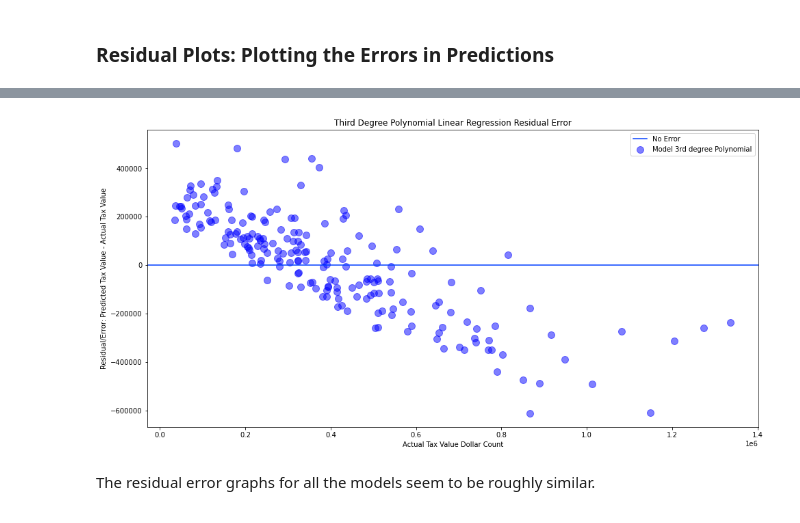
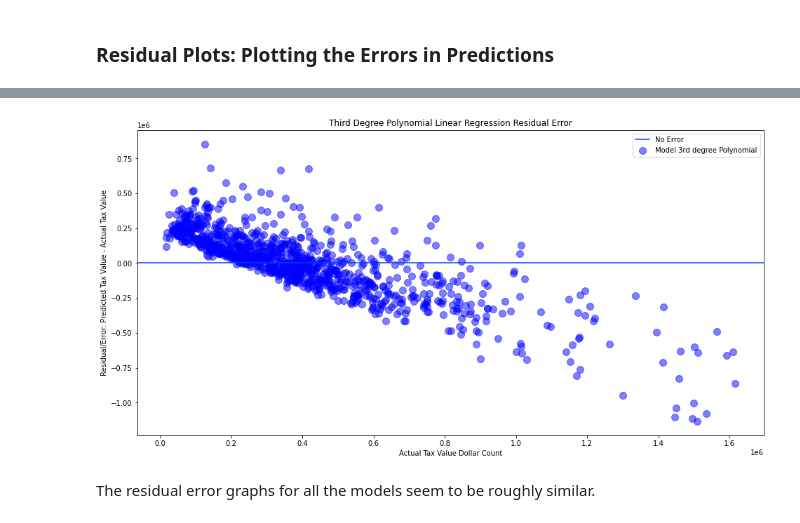
Before and after one commit to malachi-hale/Zillow-Project, a Jupyter notebook: Final_Project.ipynb, the cells around one changed output, grey strips where cells are left out. Saved outputs shown, nothing was run; the diff lists cells and outputs as text; code cells hidden in the pictures.

```diff
--- a/Final_Project.ipynb
+++ b/Final_Project.ipynb
@@ -1210,16 +1210,16 @@ plt.show()
 # %%
 # y_validate.head()
 plt.figure(figsize=(16,8))
 plt.axhline(label="No Error")
-plt.scatter(y_validate.taxvaluedollarcnt[0:200], y_validate.taxvaluedollarcnt_pred_lm3[0:200]-y_validate.taxvaluedollarcnt[0:200],
+plt.scatter(validate_sample.taxvaluedollarcnt, validate_sample.taxvaluedollarcnt_pred_lm3 - validate_sample.taxvaluedollarcnt,
             alpha=.5, color="blue", s=100, label="Model 3rd degree Polynomial")
 plt.legend()
 plt.xlabel("Actual Tax Value Dollar Count")
 plt.ylabel("Residual/Error: Predicted Tax Value - Actual Tax Value")
 plt.title("Third Degree Polynomial Linear Regression Residual Error")
 plt.show()
 # %% [output]
-[figure, old version]
+[figure, new version]
 # %% [markdown]
 The residual error graphs for all the models seem to be roughly similar.
 # %% [markdown]
```
Also changed, not shown: parts of 12 cells of this notebook.
